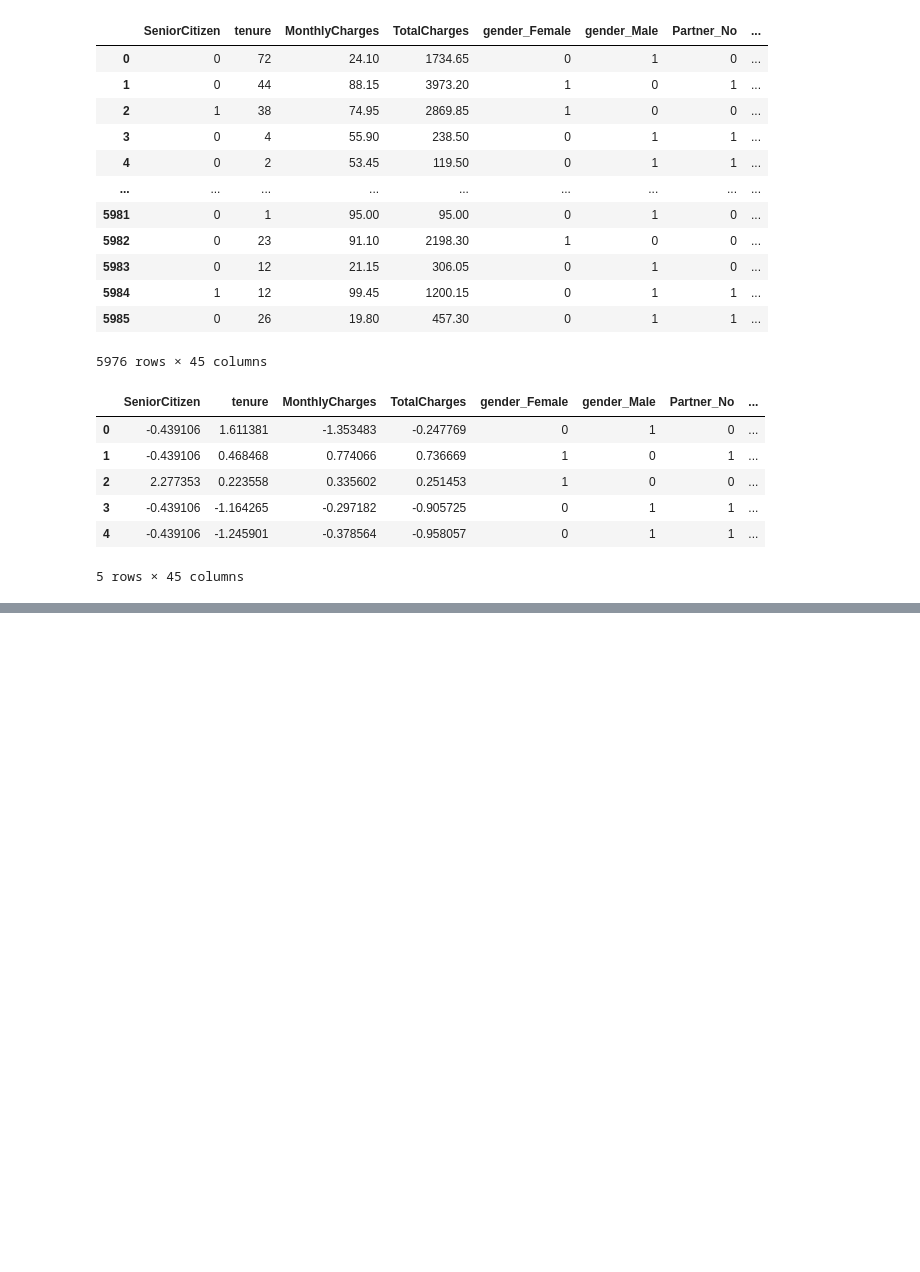
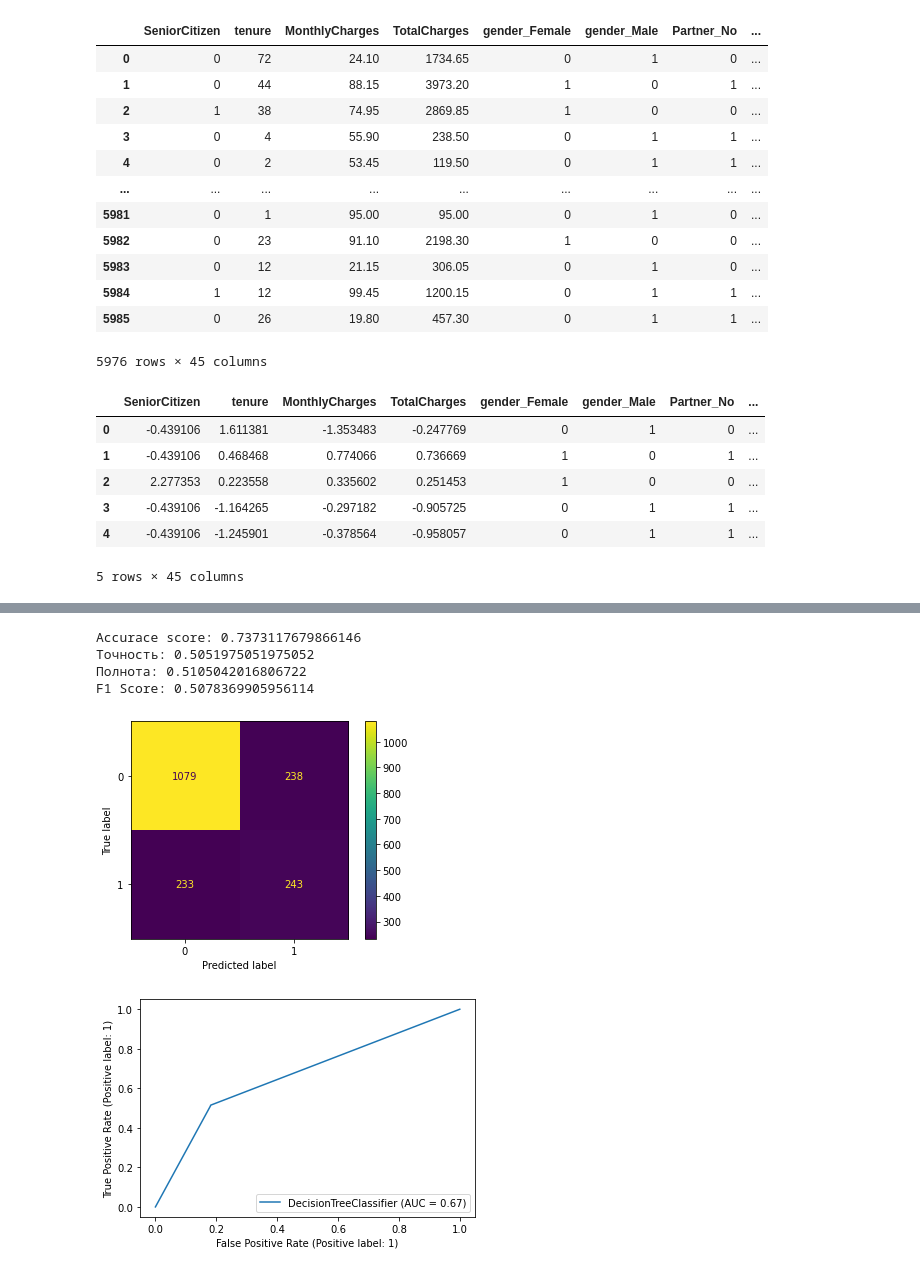
Before and after one commit to vorontsovdg/SB_CourceworkML_1, a Jupyter notebook: CourceWork_Analytics.ipynb, the cells around one changed output, grey strips where cells are left out. Cells and saved outputs as stored; diff of their text form; code cells hidden in the pictures; blank space fills up the shorter version.

```diff
--- a/CourceWork_Analytics.ipynb
+++ b/CourceWork_Analytics.ipynb
@@ -108,0 +180,9 @@ df_main.head()
+# %%
+eval_model(dtc, x_test, y_test)
+# %% [output]
+Accurace score: 0.7373117679866146
+Точность: 0.5051975051975052
+Полнота: 0.5105042016806722
+F1 Score: 0.5078369905956114
+[figure, added]
+[figure, added]
```
Also changed, not shown: parts of 14 cells of this notebook.
